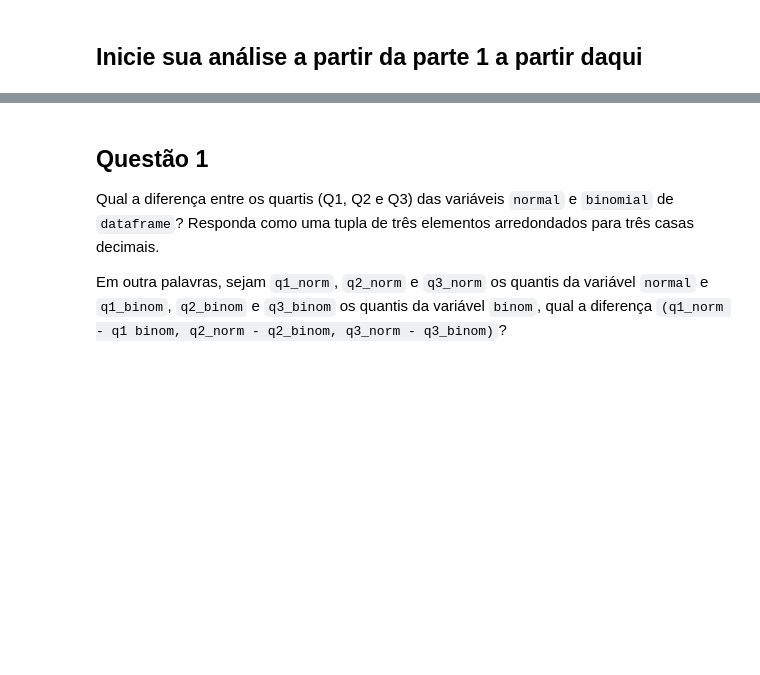
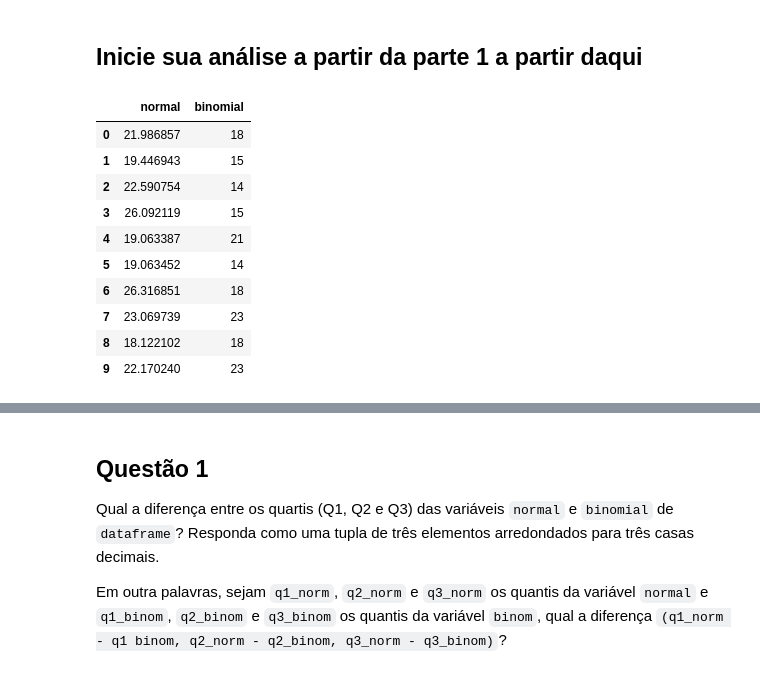
Before and after one commit to RobsonCrLira/AceleraDevDS, a Jupyter notebook: QuartaSemana/main.ipynb, the cells around one changed output, grey strips where cells are left out. Saved outputs shown, nothing was run; the diff lists cells and outputs as text; code cells hidden in the pictures; blank space fills up the shorter version.

```diff
--- a/QuartaSemana/main.ipynb
+++ b/QuartaSemana/main.ipynb
@@ -44,3 +38,17 @@ dataframe = pd.DataFrame({"normal": sct.norm.rvs(20, 4, size=10000),
 ## Inicie sua análise a partir da parte 1 a partir daqui
 # %%
 # Sua análise da parte 1 começa aqui.
+
+dataframe.head(10)
+# %% [output]
+|  | normal | binomial |
+| 0 | 21.986857 | 18 |
+| 1 | 19.446943 | 15 |
+| 2 | 22.590754 | 14 |
+| 3 | 26.092119 | 15 |
+| 4 | 19.063387 | 21 |
+| 5 | 19.063452 | 14 |
+| 6 | 26.316851 | 18 |
+| 7 | 23.069739 | 23 |
+| 8 | 18.122102 | 18 |
+| 9 | 22.170240 | 23 |
```
Also changed, not shown: parts of 20 cells of this notebook.
